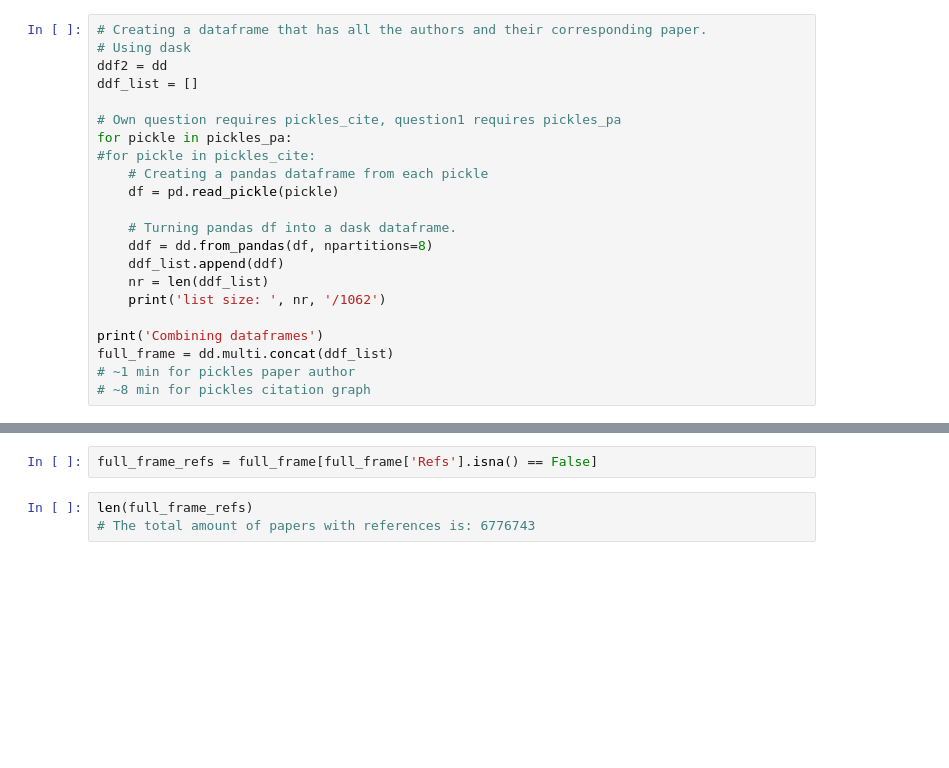
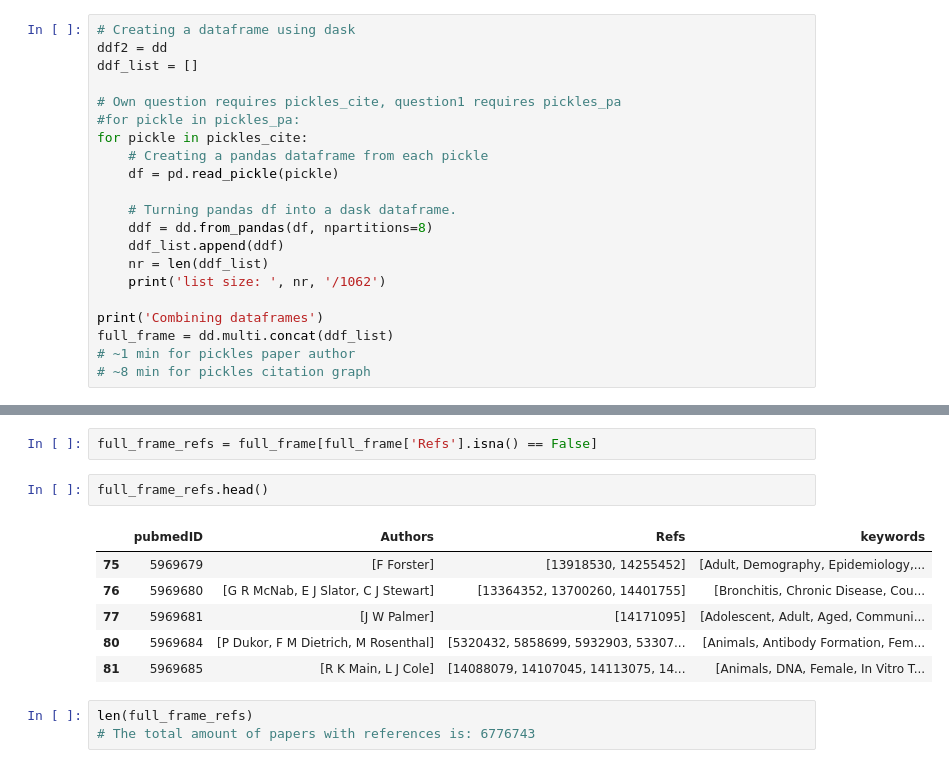
Before and after one commit to rients2/Programming3, a Jupyter notebook: Assignment6/assignment6.ipynb, the cells around one changed output, grey strips where cells are left out. Saved outputs shown, nothing was run; the diff lists cells and outputs as text; blank space fills up the shorter version.

```diff
--- a/Assignment6/assignment6.ipynb
+++ b/Assignment6/assignment6.ipynb
@@ -24,14 +24,13 @@ pickles_cite = glob.glob(pickle_path_cite + 'pubmed21n*.pkl')
 # %% [markdown]
 #### Creating a dask dataframe out of all the given pickle files
 # %%
-# Creating a dataframe that has all the authors and their corresponding paper.
-# Using dask
+# Creating a dataframe using dask
 ddf2 = dd
 ddf_list = []
 
 # Own question requires pickles_cite, question1 requires pickles_pa
-for pickle in pickles_pa:
-#for pickle in pickles_cite:
+#for pickle in pickles_pa:
+for pickle in pickles_cite:
     # Creating a pandas dataframe from each pickle
     df = pd.read_pickle(pickle)
 
@@ -83,6 +82,15 @@ full_frame.head()
 | 4 | 5969600 | [E Fantino, D Sharp, M Cole] | NaN | [Animals, Avoidance Learning, Con... |
 # %%
 full_frame_refs = full_frame[full_frame['Refs'].isna() == False]
+# %%
+full_frame_refs.head()
+# %% [output]
+|  | pubmedID | Authors | Refs | keywords |
+| 75 | 5969679 | [F Forster] | [13918530, 14255452] | [Adult, Demography, Epidemiology,... |
+| 76 | 5969680 | [G R McNab, E J Slator, C J Stewart] | [13364352, 13700260, 14401755] | [Bronchitis, Chronic Disease, Cou... |
+| 77 | 5969681 | [J W Palmer] | [14171095] | [Adolescent, Adult, Aged, Communi... |
+| 80 | 5969684 | [P Dukor, F M Dietrich, M Rosenthal] | [5320432, 5858699, 5932903, 53307... | [Animals, Antibody Formation, Fem... |
+| 81 | 5969685 | [R K Main, L J Cole] | [14088079, 14107045, 14113075, 14... | [Animals, DNA, Female, In Vitro T... |
 # %%
 len(full_frame_refs)
 # The total amount of papers with references is: 6776743
```
Also changed, not shown: 8 other files.
